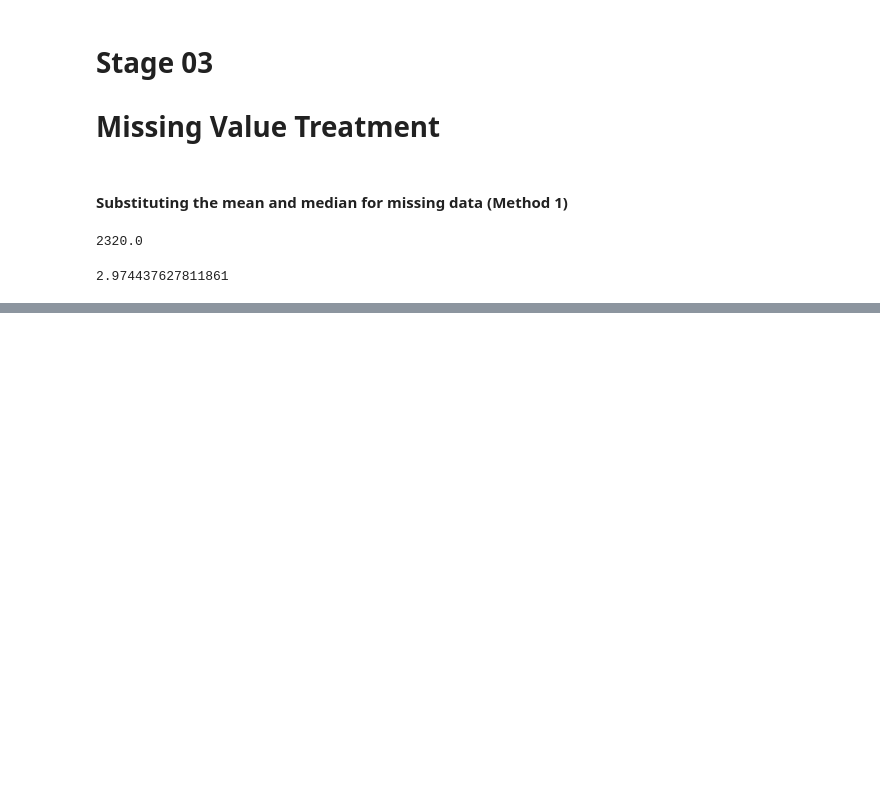
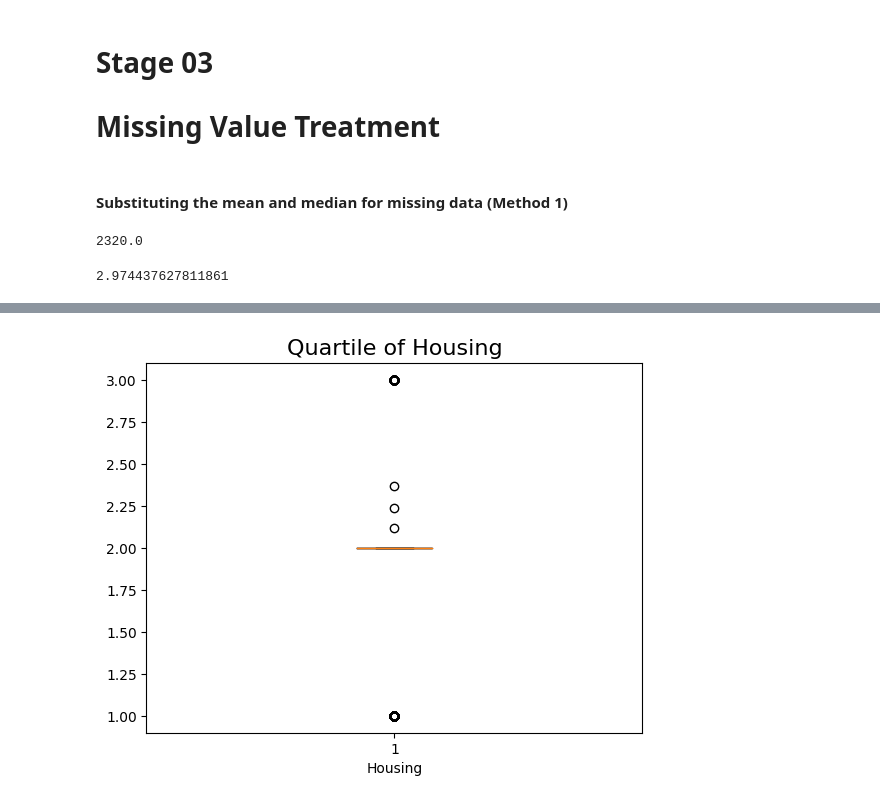
Before and after one commit to hamedsangin/German-Bank-Analysis, a Jupyter notebook: GermanBankAnalysis.ipynb, the cells around one changed output, grey strips where cells are left out. Drawn from its saved outputs; the diff is of its cells as text; code cells hidden in the pictures; blank space fills up the shorter version.

```diff
--- a/GermanBankAnalysis.ipynb
+++ b/GermanBankAnalysis.ipynb
@@ -188,0 +272,8 @@ mean
+# %%
+House = df['Housing']
+plt.boxplot(House)
+plt.xlabel("Housing")
+plt.title('Quartile of Housing',fontsize=16)
+plt.show()
+# %% [output]
+[figure, added]
```
Also changed, not shown: parts of 9 cells of this notebook, 1 other file.
